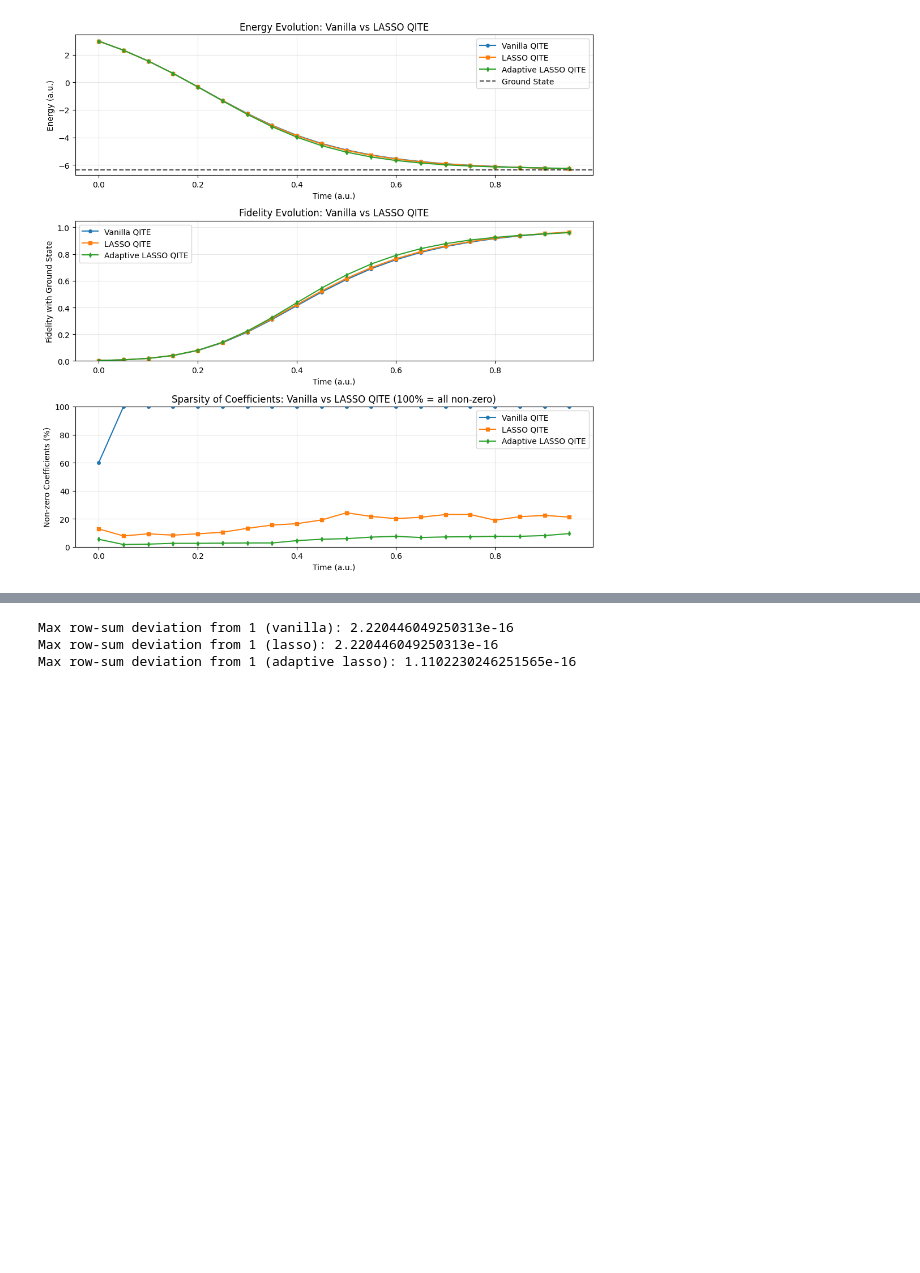
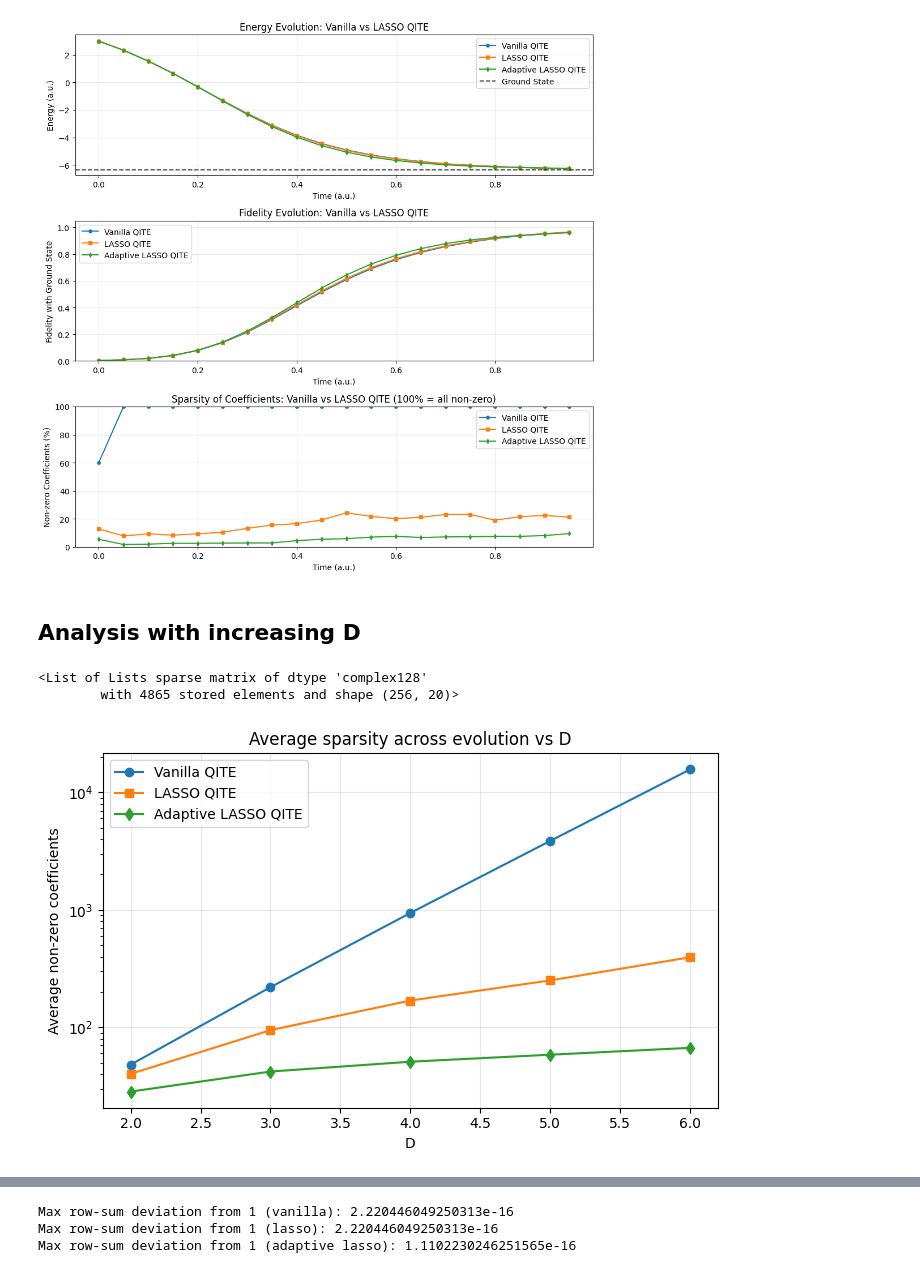
Before and after one commit to LucaYoy/Sparse-QITE, a Jupyter notebook: notebooks/QITE_vs_LASSOQITE.ipynb, the cells around one changed output, grey strips where cells are left out. Cells and saved outputs as stored; diff of their text form; code cells hidden in the pictures; blank space fills up the shorter version.

Commit message:
D analysis

```diff
--- a/notebooks/QITE_vs_LASSOQITE.ipynb
+++ b/notebooks/QITE_vs_LASSOQITE.ipynb
@@ -189,3 +193,44 @@ plt.tight_layout()
 plt.show()
 # %% [output]
 [figure]
+# %% [markdown]
+## Analysis with increasing D
+# %%
+import pickle
+with open('results_QITE_D.pkl', 'rb') as f:
+    results_QITE_D = pickle.load(f)
+
+with open('results_AdaptiveLASSOQITE_D.pkl', 'rb') as f:
+    results_AdaptiveLASSOQITE_D = pickle.load(f)
+
+with open('results_LASSOQITE_D.pkl', 'rb') as f:
+    results_LASSOQITE_D = pickle.load(f)
+# %%
+results_QITE_D[2]['Psi']
+# %% [output]
+<List of Lists sparse matrix of dtype 'complex128'
+        with 4865 stored elements and shape (256, 20)>
+# %%
+# Plot D against average non-zero coefficients across evolution
+common_D = sorted(
+    set(results_QITE_D.keys()) & set(results_LASSOQITE_D.keys()) & set(results_AdaptiveLASSOQITE_D.keys())
+)
+
+avg_nnz_vanilla = [compute_active_support(results_QITE_D[D]['a']) for D in common_D]
+avg_nnz_lasso = [compute_active_support(results_LASSOQITE_D[D]['a']) for D in common_D]
+avg_nnz_lasso_ada = [compute_active_support(results_AdaptiveLASSOQITE_D[D]['a']) for D in common_D]
+
+plt.figure(figsize=(7, 4.5))
+plt.plot(common_D, avg_nnz_vanilla, 'o-', label='Vanilla QITE')
+plt.plot(common_D, avg_nnz_lasso, 's-', label='LASSO QITE')
+plt.plot(common_D, avg_nnz_lasso_ada, 'd-', label='Adaptive LASSO QITE')
+plt.xlabel('D')
+plt.ylabel('Average non-zero coefficients')
+plt.title('Average sparsity across evolution vs D')
+plt.grid(True, alpha=0.3)
+plt.yscale('log')
+plt.legend()
+plt.tight_layout()
+plt.show()
+# %% [output]
+[figure, added]
```
Also changed, not shown: parts of 6 cells of this notebook, 9 other files.
